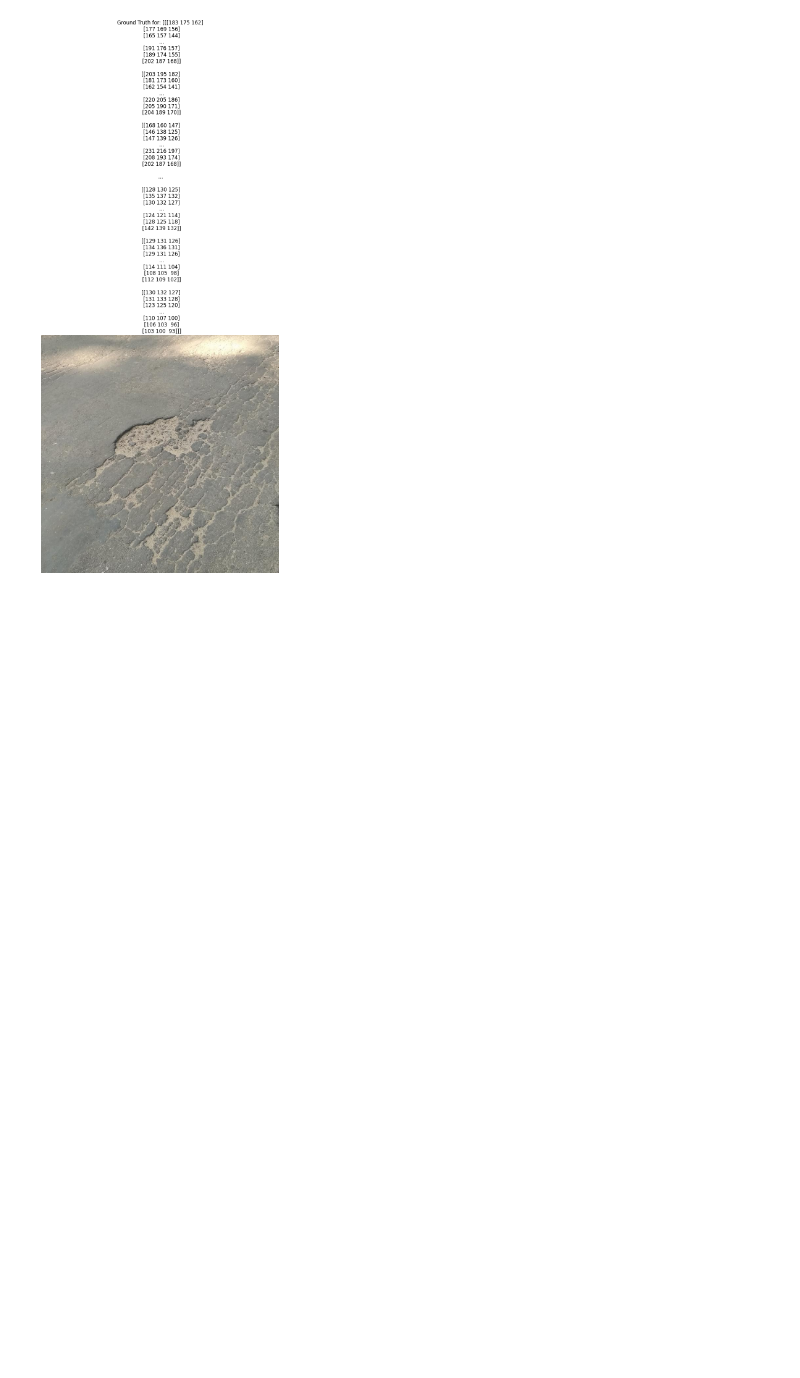
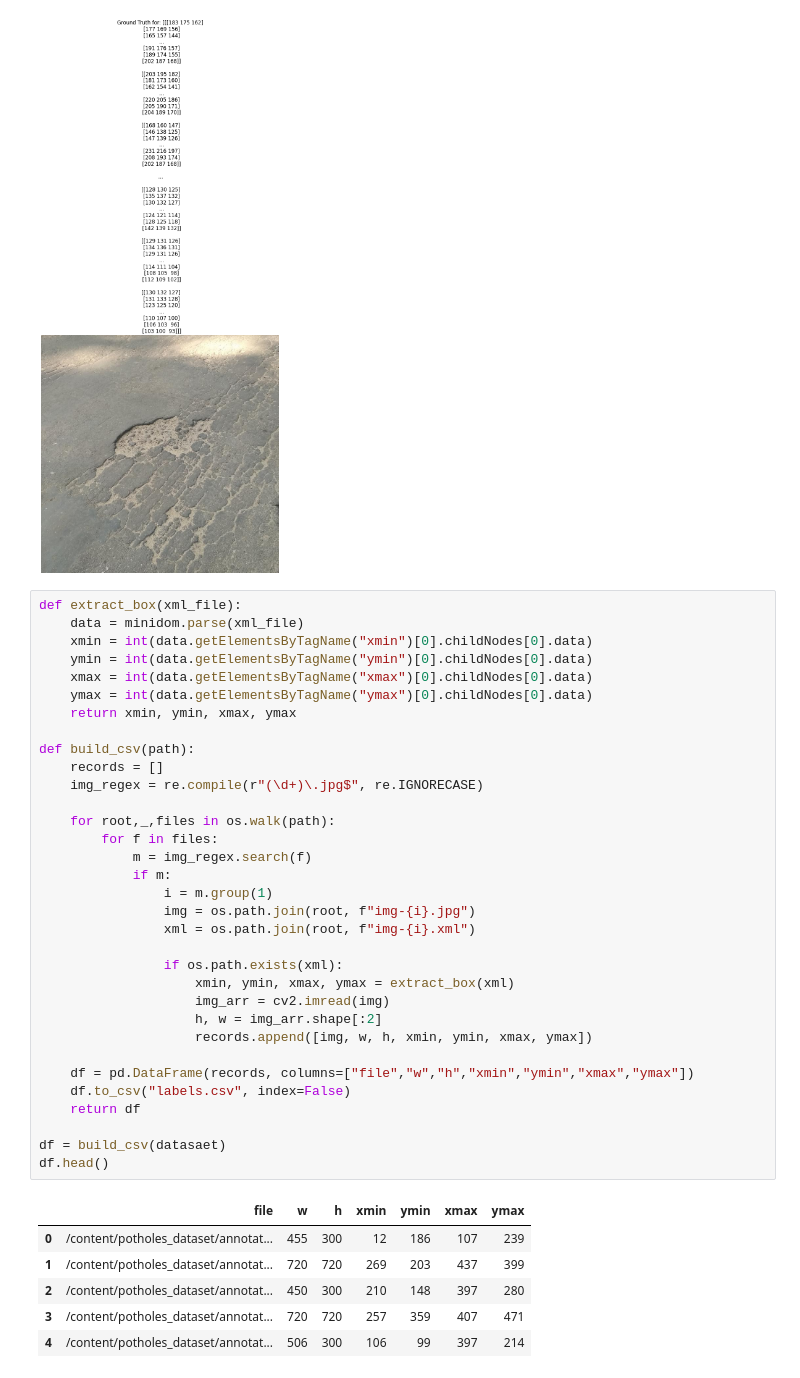
Before and after one commit to Chanura04/AI-Powered-Road-Pothole-Detection, a Jupyter notebook: Road_Pathole_Detection.ipynb, the cells around one changed output. Saved outputs shown, nothing was run; the diff lists cells and outputs as text; blank space fills up the shorter version.

```diff
--- a/Road_Pathole_Detection.ipynb
+++ b/Road_Pathole_Detection.ipynb
@@ -59,3 +61,43 @@ plt.axis('off')
 plt.show()
 # %% [output]
 [figure]
+# %%
+def extract_box(xml_file):
+    data = minidom.parse(xml_file)
+    xmin = int(data.getElementsByTagName("xmin")[0].childNodes[0].data)
+    ymin = int(data.getElementsByTagName("ymin")[0].childNodes[0].data)
+    xmax = int(data.getElementsByTagName("xmax")[0].childNodes[0].data)
+    ymax = int(data.getElementsByTagName("ymax")[0].childNodes[0].data)
+    return xmin, ymin, xmax, ymax
+
+def build_csv(path):
+    records = []
+    img_regex = re.compile(r"(\d+)\.jpg$", re.IGNORECASE)
+
+    for root,_,files in os.walk(path):
+        for f in files:
+            m = img_regex.search(f)
+            if m:
+                i = m.group(1)
+                img = os.path.join(root, f"img-{i}.jpg")
+                xml = os.path.join(root, f"img-{i}.xml")
+
+                if os.path.exists(xml):
+                    xmin, ymin, xmax, ymax = extract_box(xml)
+                    img_arr = cv2.imread(img)
+                    h, w = img_arr.shape[:2]
+                    records.append([img, w, h, xmin, ymin, xmax, ymax])
+
+    df = pd.DataFrame(records, columns=["file","w","h","xmin","ymin","xmax","ymax"])
+    df.to_csv("labels.csv", index=False)
+    return df
+
+df = build_csv(datasaet)
+df.head()
+# %% [output]
+|  | file | w | h | xmin | ymin | xmax | ymax |
+| 0 | /content/potholes_dataset/annotat... | 455 | 300 | 12 | 186 | 107 | 239 |
+| 1 | /content/potholes_dataset/annotat... | 720 | 720 | 269 | 203 | 437 | 399 |
+| 2 | /content/potholes_dataset/annotat... | 450 | 300 | 210 | 148 | 397 | 280 |
+| 3 | /content/potholes_dataset/annotat... | 720 | 720 | 257 | 359 | 407 | 471 |
+| 4 | /content/potholes_dataset/annotat... | 506 | 300 | 106 | 99 | 397 | 214 |
```
Also changed, not shown: parts of 1 cell of this notebook.
